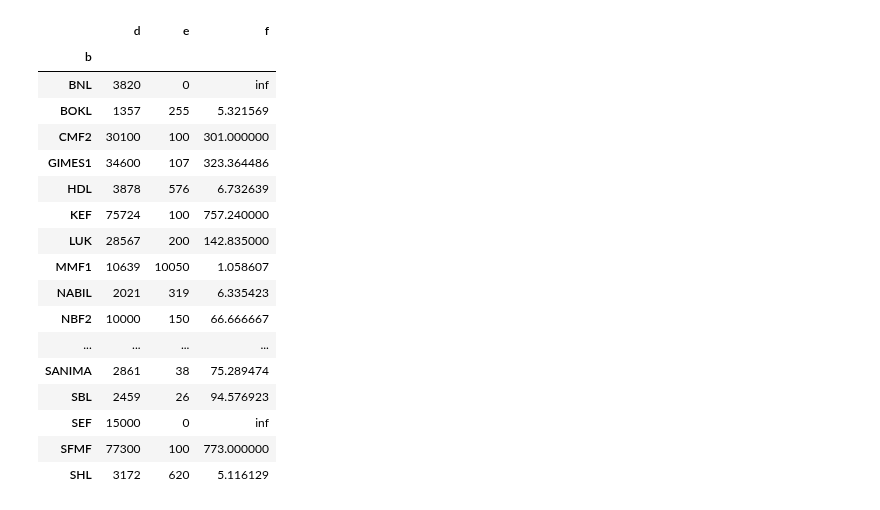
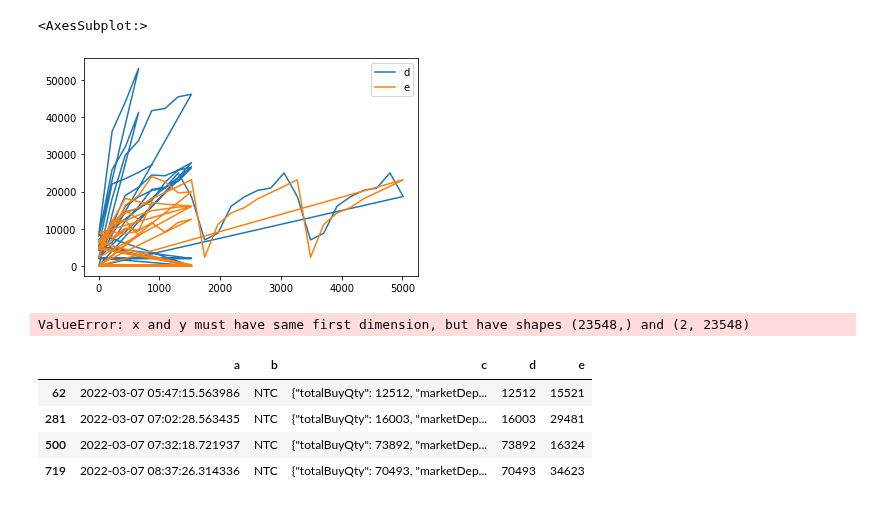
Before and after one commit to madhuko/nepse_depth, a Jupyter notebook: analytics.ipynb, the cells around one changed output. Drawn from its saved outputs; the diff is of its cells as text; code cells hidden in the pictures.

```diff
--- a/analytics.ipynb
+++ b/analytics.ipynb
@@ -28,22 +69,6 @@ df2[df2['d']>1000].sort_values('f',ascending=False)
 196 rows × 3 columns
-# %%
-df2[df2['d']>1000]
-# %% [output]
-|  | d | e | f |
-| b |  |  |  |
-| BNL | 3820 | 0 | inf |
-| BOKL | 1357 | 255 | 5.321569 |
-| CMF2 | 30100 | 100 | 301.000000 |
-| GIMES1 | 34600 | 107 | 323.364486 |
-| HDL | 3878 | 576 | 6.732639 |
-| KEF | 75724 | 100 | 757.240000 |
-| LUK | 28567 | 200 | 142.835000 |
-| MMF1 | 10639 | 10050 | 1.058607 |
-| NABIL | 2021 | 319 | 6.335423 |
-| NBF2 | 10000 | 150 | 66.666667 |
-| ... | ... | ... | ... |
-| SANIMA | 2861 | 38 | 75.289474 |
-| SBL | 2459 | 26 | 94.576923 |
-| SEF | 15000 | 0 | inf |
-| SFMF | 77300 | 100 | 773.000000 |
-| SHL | 3172 | 620 | 5.116129 |
+# %%
+df[df.b=="NABIL"].plot()
+# %% [output]
+<AxesSubplot:>
+[figure, added]
@@ -49,0 +77,5 @@ df2[df2['d']>1000]
+# %%
+%% matplotlib_inline
+plt.plot(df.a,[df.d,df.e])
+# %% [output]
+ValueError: x and y must have same first dimension, but have shapes (23548,) and (2, 23548)
@@ -49,0 +84,8 @@ df2[df2['d']>1000]
+# %%
+df2
+# %% [output]
+|  | a | b | c | d | e |
+| 62 | 2022-03-07 05:47:15.563986 | NTC | {"totalBuyQty": 12512, "marketDep... | 12512 | 15521 |
+| 281 | 2022-03-07 07:02:28.563435 | NTC | {"totalBuyQty": 16003, "marketDep... | 16003 | 29481 |
+| 500 | 2022-03-07 07:32:18.721937 | NTC | {"totalBuyQty": 73892, "marketDep... | 73892 | 16324 |
+| 719 | 2022-03-07 08:37:26.314336 | NTC | {"totalBuyQty": 70493, "marketDep... | 70493 | 34623 |
```
Also changed, not shown: parts of 9 cells of this notebook.
